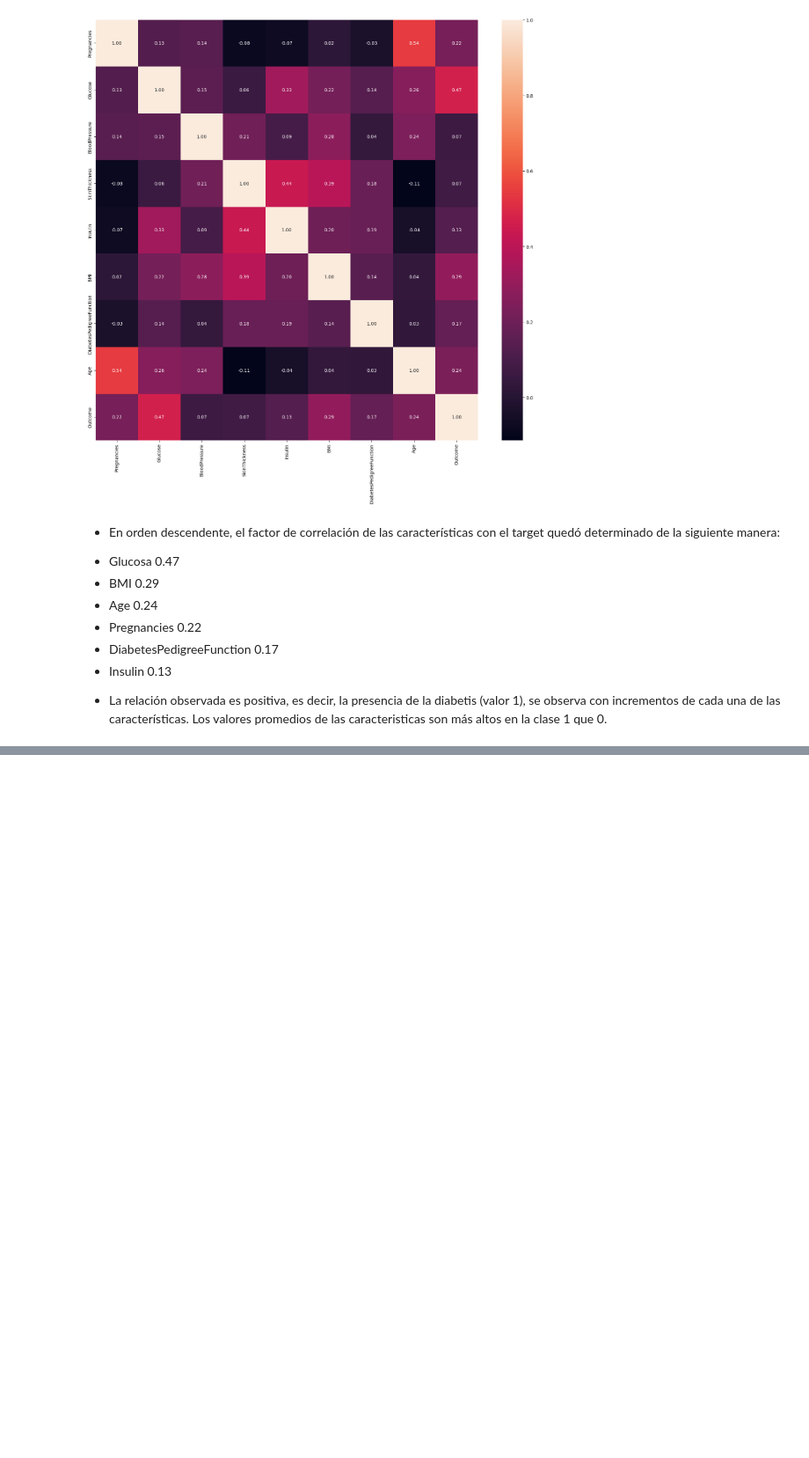
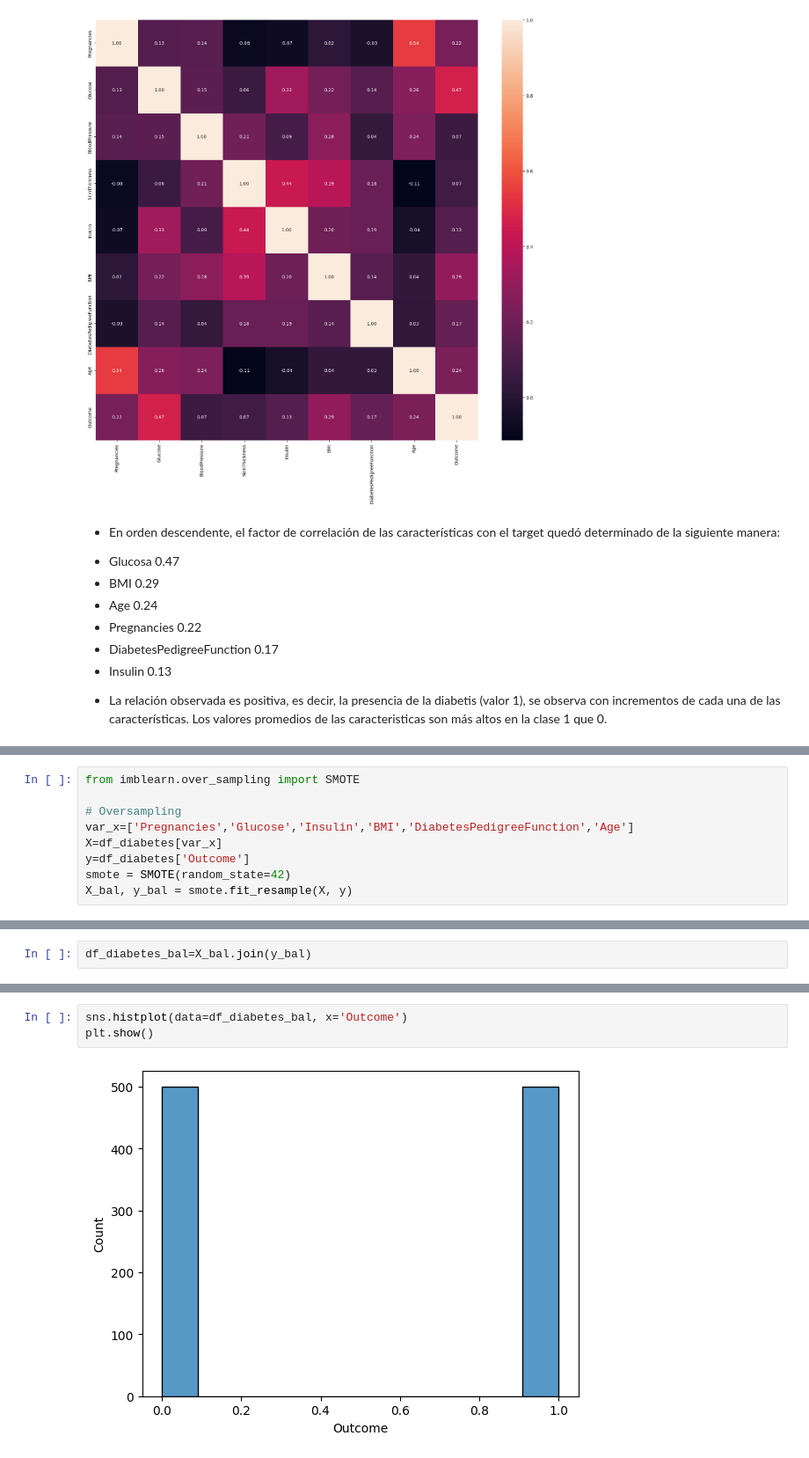
Before and after one commit to Jairo-Almanza/Proyecto-Arbol-de-Decision, a Jupyter notebook: src/explore.ipynb, the cells around one changed output, grey strips where cells are left out. Shown at 88% size. Drawn from its saved outputs; the diff is of its cells as text; blank space fills up the shorter version.

```diff
--- a/src/explore.ipynb
+++ b/src/explore.ipynb
@@ -239,0 +257,9 @@ plt.show()
+# %%
+from imblearn.over_sampling import SMOTE
+
+# Oversampling
+var_x=['Pregnancies','Glucose','Insulin','BMI','DiabetesPedigreeFunction','Age']
+X=df_diabetes[var_x]
+y=df_diabetes['Outcome']
+smote = SMOTE(random_state=42)
+X_bal, y_bal = smote.fit_resample(X, y)
@@ -239,0 +282,2 @@ plt.show()
+# %%
+df_diabetes_bal=X_bal.join(y_bal)
@@ -239,0 +293,5 @@ plt.show()
+# %%
+sns.histplot(data=df_diabetes_bal, x='Outcome')
+plt.show()
+# %% [output]
+[figure, added]
```
Also changed, not shown: parts of 35 cells of this notebook, 3 other files.
